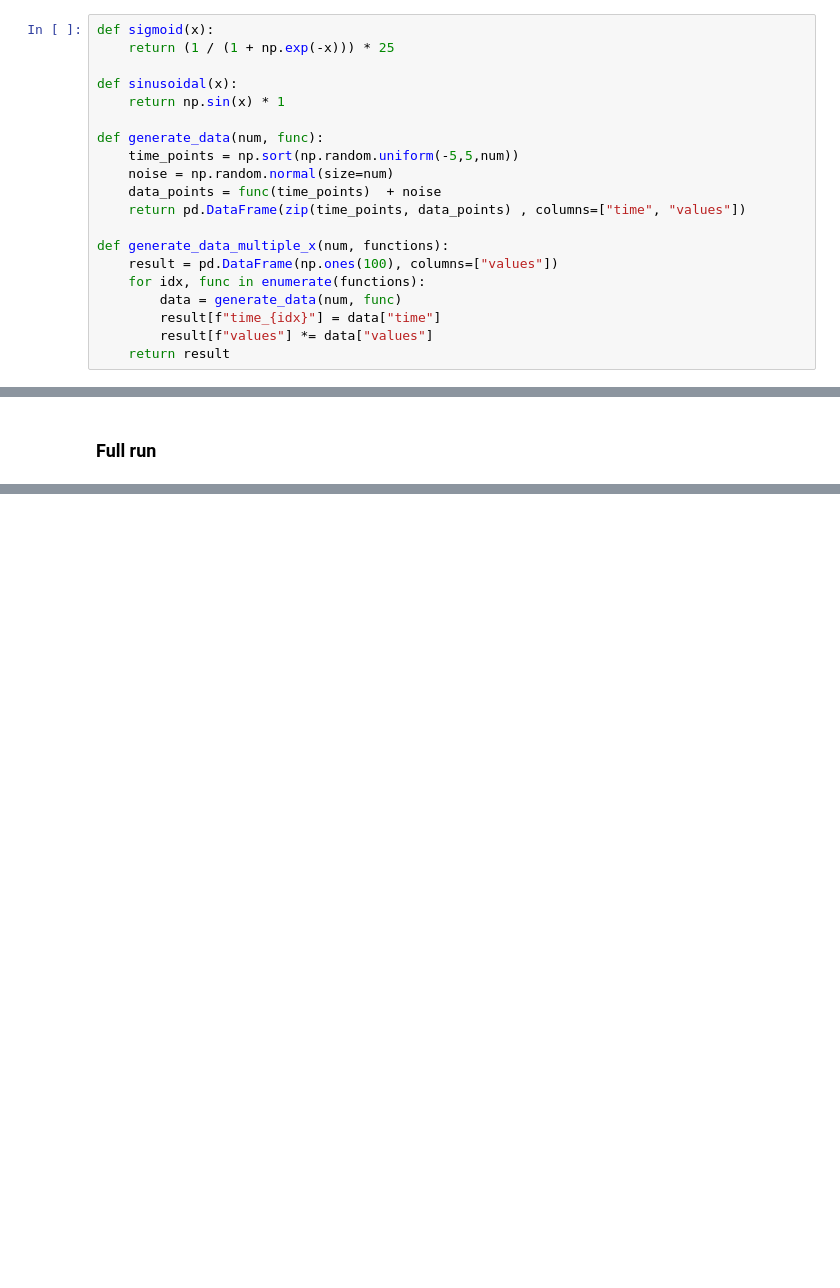
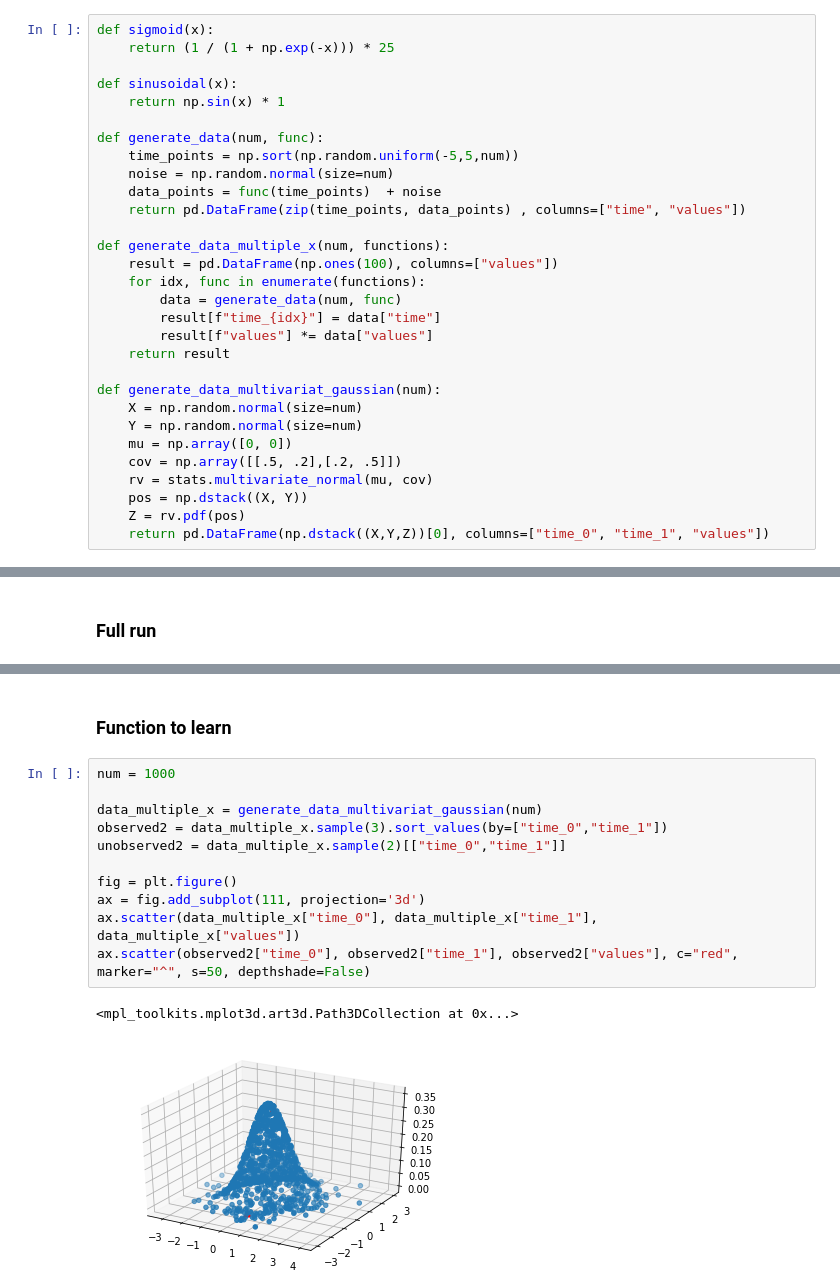
Before and after one commit to Olu93/gaussian_process, a Jupyter notebook: gpr_one_dim.ipynb, the cells around one changed output, grey strips where cells are left out. Drawn from its saved outputs; the diff is of its cells as text; blank space fills up the shorter version.

```diff
--- a/gpr_one_dim.ipynb
+++ b/gpr_one_dim.ipynb
@@ -33,6 +34,16 @@ def generate_data_multiple_x(num, functions):
         result[f"time_{idx}"] = data["time"]
         result[f"values"] *= data["values"]
     return result
+
+def generate_data_multivariat_gaussian(num):
+    X = np.random.normal(size=num)
+    Y = np.random.normal(size=num)
+    mu = np.array([0, 0])
+    cov = np.array([[.5, .2],[.2, .5]])
+    rv = stats.multivariate_normal(mu, cov)
+    pos = np.dstack((X, Y))
+    Z = rv.pdf(pos)
+    return pd.DataFrame(np.dstack((X,Y,Z))[0], columns=["time_0", "time_1", "values"])
 # %%
 data = generate_data(100, sigmoid)
 observed = data.sample(10).sort_values(by="time")
@@ -189,0 +203,16 @@ run_experiment_3d(10,50)
+# %% [markdown]
+### Function to learn
+# %%
+num = 1000
+
+data_multiple_x = generate_data_multivariat_gaussian(num)
+observed2 = data_multiple_x.sample(3).sort_values(by=["time_0","time_1"])
+unobserved2 = data_multiple_x.sample(2)[["time_0","time_1"]]
+
+fig = plt.figure()
+ax = fig.add_subplot(111, projection='3d')
+ax.scatter(data_multiple_x["time_0"], data_multiple_x["time_1"], data_multiple_x["values"])
+ax.scatter(observed2["time_0"], observed2["time_1"], observed2["values"], c="red", marker="^", s=50, depthshade=False)
+# %% [output]
+<mpl_toolkits.mplot3d.art3d.Path3DCollection at 0x...>
+[figure, added]
```
Also changed, not shown: parts of 11 cells of this notebook, 1 other file.
